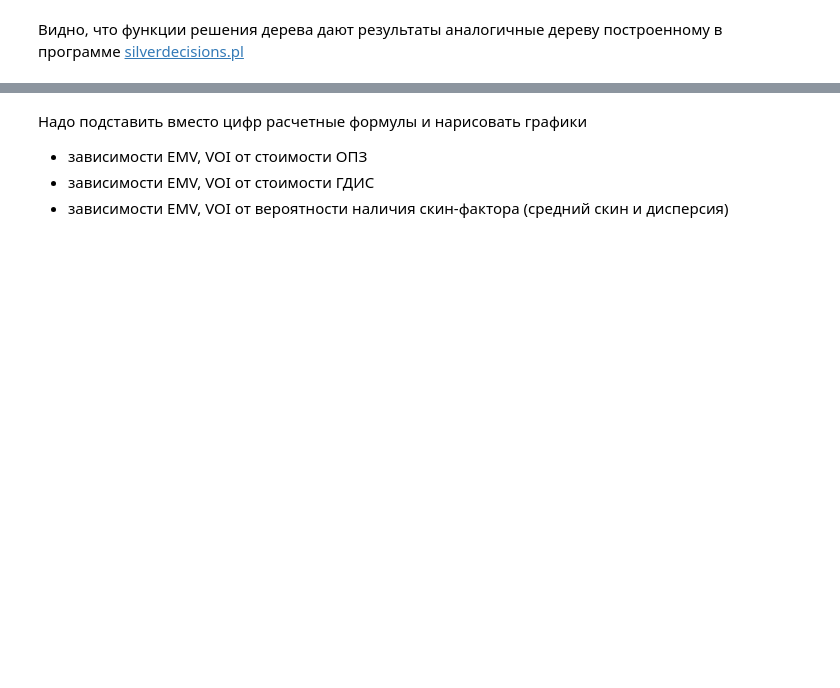
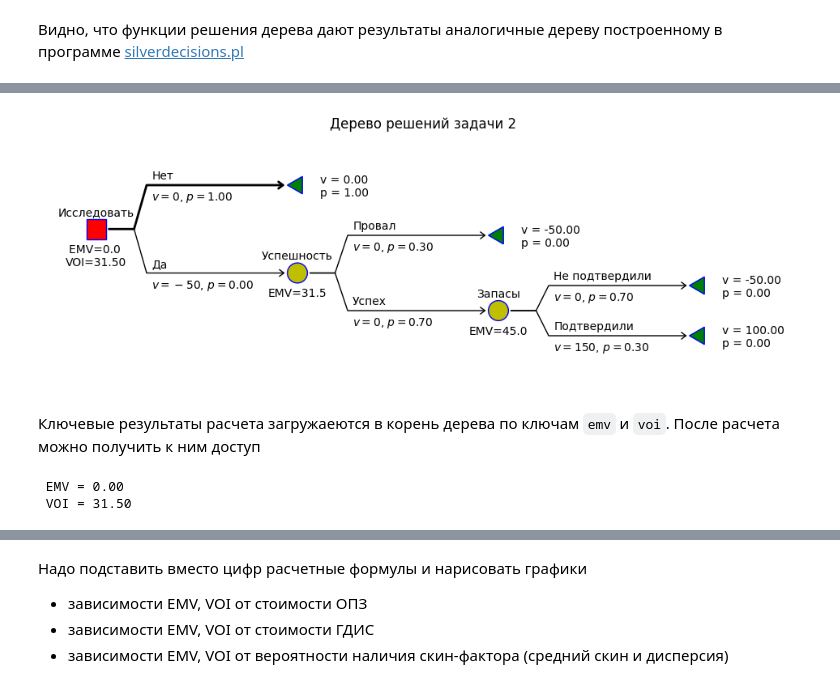
Before and after one commit to khabibullinra/decision_tree_examples, a Jupyter notebook: notebooks/task1_new.ipynb, the cells around one changed output, grey strips where cells are left out. Drawn from its saved outputs; the diff is of its cells as text; code cells hidden in the pictures; blank space fills up the shorter version.

```diff
--- a/notebooks/task1_new.ipynb
+++ b/notebooks/task1_new.ipynb
@@ -169,0 +124,22 @@ style 6  fill:#00C853
+# %%
+# загрузим дерево из файла tree_2.json
+with open('tree_2.json', 'r', encoding='utf-8') as f:
+    tree = json.load(f)
+# запуск расчета дерева
+dtreevoi.solve_tree(tree)
+# нарисуем дерево
+fig, ax = plt.subplots(figsize=(12, 6))
+dtreevoi.plot_tree(tree, ax, 4, 3)
+plt.title('Дерево решений задачи 2')
+plt.show()
+# %% [output]
+[figure, added]
+# %% [markdown]
+Ключевые результаты расчета загружаеются в корень дерева по ключам `emv` и `voi`. После расчета можно получить к ним доступ
+# %%
+# пример чтения результатов расчета дерева из корневого узла
+print(f" EMV = {tree['emv']:.2f}")
+print(f" VOI = {tree['voi']:.2f}")
+# %% [output]
+ EMV = 0.00
+ VOI = 31.50
```
Also changed, not shown: parts of 37 cells of this notebook, 3 other files.
